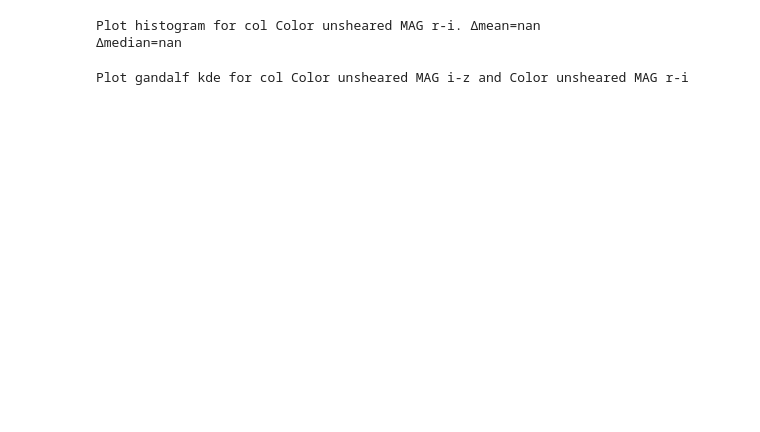
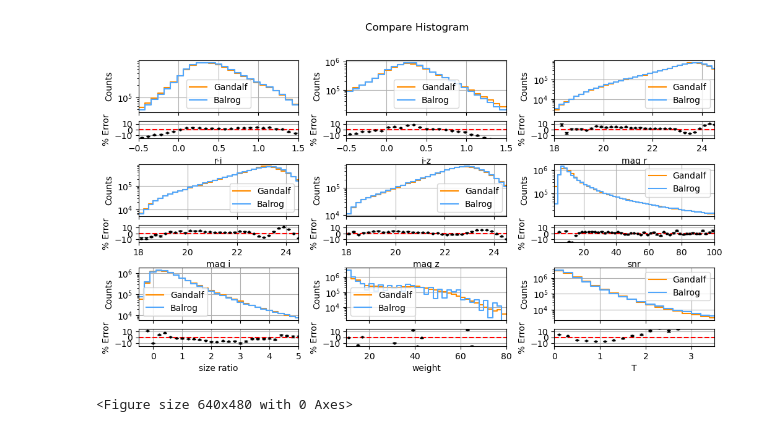
Before and after one commit to elmichelangelo/GalaxyFlow, a Jupyter notebook: LMU_gaNdalF_paper_flow_plots.ipynb, the cells around one changed output. Cells and saved outputs as stored; diff of their text form; code cells hidden in the pictures; blank space fills up the shorter version.

```diff
--- a/LMU_gaNdalF_paper_flow_plots.ipynb
+++ b/LMU_gaNdalF_paper_flow_plots.ipynb
@@ -181,38 +247,37 @@ plot_balrog_histogram_with_error(
         "size ratio",
         "weight",
         "T"
     ],
     ranges=[
         [-0.5, 1.5],  # mag r-i
         [-0.5, 1.5],  # mag i-z
         [18, 24.5],  # mag r
         [18, 24.5],  # mag i
         [18, 24.5],  # mag z
         [2, 100],  # snr
         [-0.5, 5],  # size ratio
         [10, 80],  # weight
         [0, 3.5]  # T
     ],
     binwidths=[
         0.08,  # mag r-i
         0.08,  # mag i-z
         None,  # mag r
         None,  # mag i
         None,  # mag z
         2,  # snr
         0.2,  # size ratio
         2,  # weight
         0.2  # T
     ],
     title="Compare Histogram",
-    show_plot=False,
-    save_plot=True,
+    show_plot=True,
+    save_plot=False,
     save_name=f"{path_save_plots}/hist_plot.png"
 )
 # %% [output]
+[figure, added]
-Plot histogram for col Color unsheared MAG r-i. Δmean=nan
-Δmedian=nan
+<Figure size 640x480 with 0 Axes>
-Plot gandalf kde for col Color unsheared MAG i-z and Color unsheared MAG r-i
 # %%
 plot_balrog_histogram_with_error(
     df_gandalf=df_gandalf_flw_cut,
```
Also changed, not shown: parts of 7 cells of this notebook, 3 other files.
